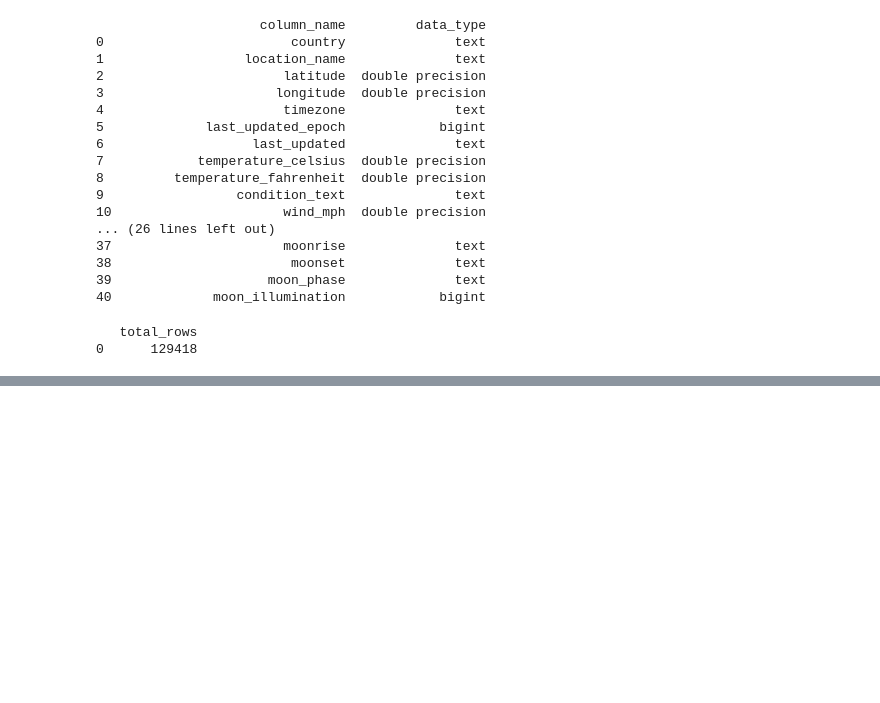
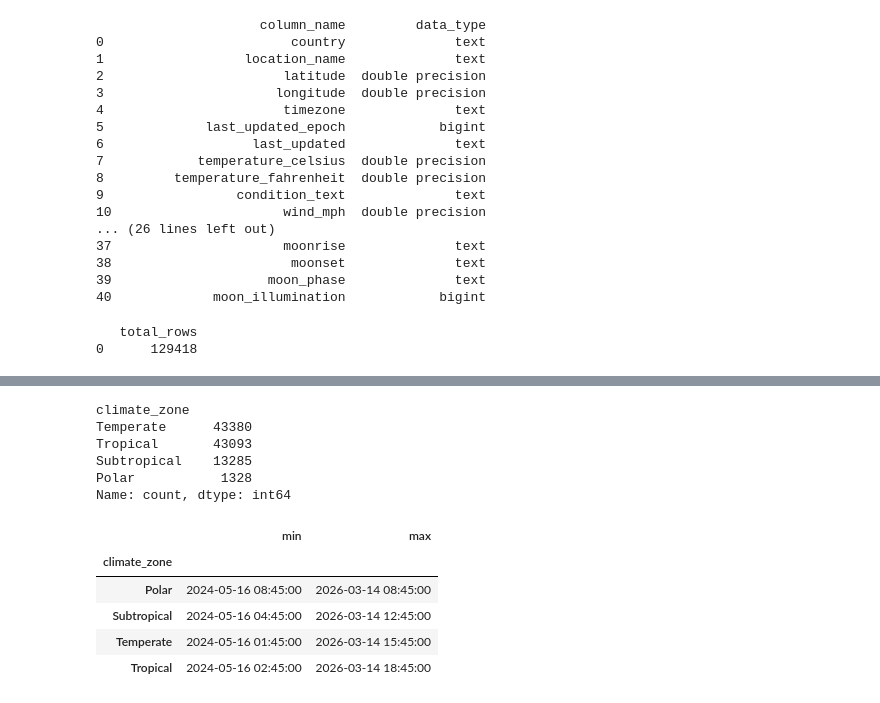
Before and after one commit to B10856021/weather-postgresql-analysis, a Jupyter notebook: weather_python_sql.ipynb, the cells around one changed output, grey strips where cells are left out. Cells and saved outputs as stored; diff of their text form; code cells hidden in the pictures; blank space fills up the shorter version.

Commit message:
Update weather analysis notebook

```diff
--- a/weather_python_sql.ipynb
+++ b/weather_python_sql.ipynb
@@ -333,0 +493,5 @@ print(count_df)
+# %%
+#篩選北半球的國家 依照經緯度>0去篩選 並顯示資料筆數及欄位數
+geo_weather_north = df[df['latitude'] > 0].copy()
+len(geo_weather_north)
+geo_weather_north.shape
@@ -333,0 +522,41 @@ print(count_df)
+# %%
+#依照經緯度分類氣候帶
+#| 氣候帶               | 緯度範圍        |
+#| ----------------- | ----------- |
+#| 熱帶 (Tropical)     | 0° – 23.5°  |
+#| 亞熱帶 (Subtropical) | 23.5° – 35° |
+#| 溫帶 (Temperate)    | 35° – 60°   |
+#| 寒帶 (Polar)        | 60° 以上      |
+
+def climate_zone(lat):
+    if lat <= 23.5:
+        return "Tropical"
+    elif lat <= 35:
+        return "Subtropical"
+    elif lat <= 60:
+        return "Temperate"
+    else:
+        return "Polar"
+
+geo_weather_north["climate_zone"] = geo_weather_north["latitude"].apply(climate_zone)
+# %%
+#計算各氣候帶有多少筆資料
+geo_weather_north["climate_zone"].value_counts()
+# %% [output]
+climate_zone
+Temperate      43380
+Tropical       43093
+Subtropical    13285
+Polar           1328
+Name: count, dtype: int64
+# %%
+geo_weather_north['last_updated'] = pd.to_datetime(geo_weather_north['last_updated'])
+# %%
+geo_weather_north.groupby('climate_zone')['last_updated'].agg(['min','max'])
+# %% [output]
+|  | min | max |
+| climate_zone |  |  |
+| Polar | 2024-05-16 08:45:00 | 2026-03-14 08:45:00 |
+| Subtropical | 2024-05-16 04:45:00 | 2026-03-14 12:45:00 |
+| Temperate | 2024-05-16 01:45:00 | 2026-03-14 15:45:00 |
+| Tropical | 2024-05-16 02:45:00 | 2026-03-14 18:45:00 |
```
Also changed, not shown: parts of 12 cells of this notebook.
